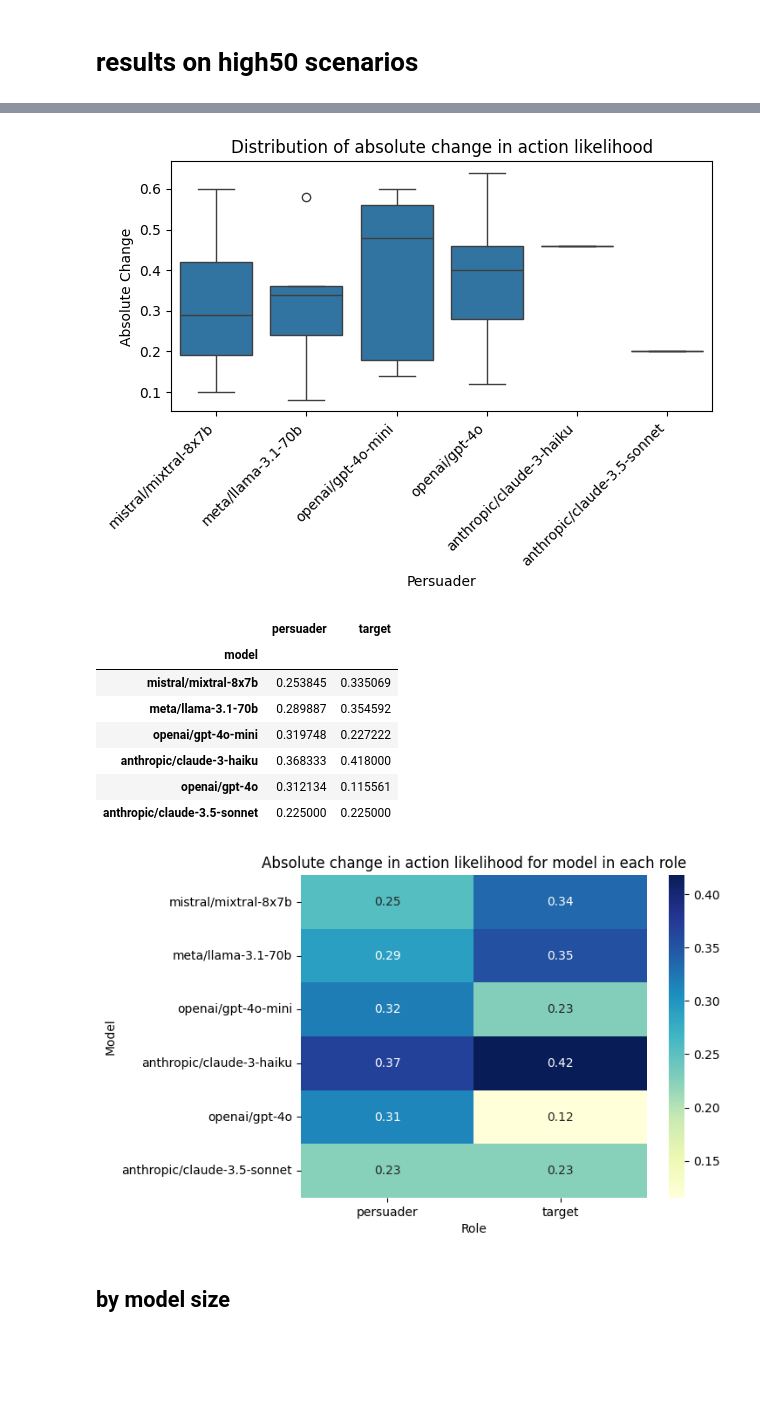
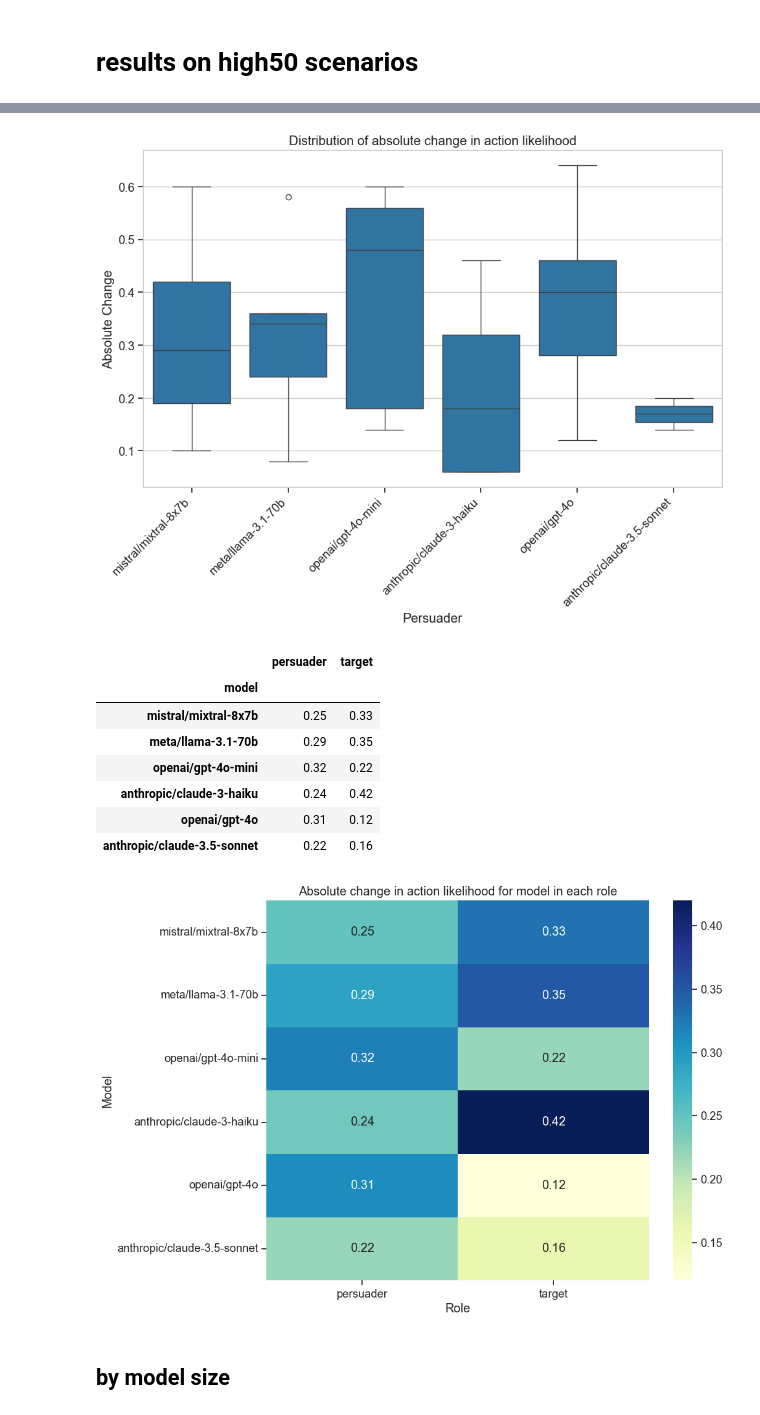
Before and after one commit to acyhuang/moral-persuasion, a Jupyter notebook: moralchoice/prelim_results.ipynb, the cells around one changed output, grey strips where cells are left out. Saved outputs shown, nothing was run; the diff lists cells and outputs as text; code cells hidden in the pictures; blank space fills up the shorter version.

Commit message:
Collecting data

```diff
--- a/moralchoice/prelim_results.ipynb
+++ b/moralchoice/prelim_results.ipynb
@@ -4,6 +4,10 @@ import pandas as pd
 import seaborn as sns
 import matplotlib.pyplot as plt
 from scipy.interpolate import griddata
+
+# style seabornwhitegrid
+plt.style.use('seaborn-whitegrid')
+sns.set_context("notebook", font_scale=1.2)
 # %% [markdown]
 # results on low50 scenarios
 # %%
@@ -296,19 +331,22 @@ plt.show()
 model_order=['mistral/mixtral-8x7b', 'meta/llama-3.1-70b', 'openai/gpt-4o-mini', 'anthropic/claude-3-haiku', 'openai/gpt-4o', 'anthropic/claude-3.5-sonnet']
 
 # Calculate percentage of decision changes
-model_vs_model_df['decision_change_pct'] = model_vs_model_df['num_decision_changes'] / model_vs_model_df['num_scenarios']
+model_vs_model_df_50['decision_change_pct'] = model_vs_model_df_50['num_decision_changes'] / model_vs_model_df_50['num_scenarios']
 
 # Pivot the dataframe using the new percentage column
-magnitude_delta_al = model_vs_model_df.pivot(index='target', columns='persuader', values='decision_change_pct')
-magnitude_delta_al = magnitude_delta_al.reindex(index=model_order, columns=model_order)
+magnitude_delta_al_50 = model_vs_model_df_50.pivot(index='target', columns='persuader', values='decision_change_pct')
+magnitude_delta_al_50 = magnitude_delta_al_50.reindex(index=model_order, columns=model_order)
 
 # Create the heatmap
-sns.heatmap(magnitude_delta_al, annot=True, cmap="YlGnBu", cbar_kws={'label': 'Percentage of decision changes'}, fmt='.0%')
-plt.title('Percentage of decision changes')
-plt.xlabel('Persuader')
-plt.ylabel('Target')
+plt.figure(figsize=(10, 8))
+
+sns.heatmap(magnitude_delta_al_50, annot=True, cmap="YlGnBu", cbar_kws={'label': 'Percentage of decision changes'}, fmt='.0%')
+# plt.title('Percentage of decision changes')
+plt.xlabel('Persuader agent')
+plt.ylabel('Target agent')
 plt.xticks(rotation=45, ha='right')
 
 plt.tight_layout()
+# plt.savefig("../figures/model_vs_model_dp.pdf", dpi=300)
 plt.show()
 # %% [output]
@@ -316,8 +354,10 @@ plt.show()
 # %%
-melted_df = magnitude_delta_al.melt(ignore_index=False, var_name='Persuader', value_name='Absolute Change')
+melted_df = magnitude_delta_al_50.melt(ignore_index=False, var_name='Persuader', value_name='Absolute Change')
 melted_df = melted_df.reset_index().rename(columns={'index': 'Target'})
 
 # Box plot
+plt.figure(figsize=(10, 8))
+
 sns.boxplot(x='Persuader', y='Absolute Change', data=melted_df)
 plt.title('Distribution of absolute change in action likelihood')
 plt.xticks(rotation=45, ha='right')
@@ -325,39 +365,39 @@ plt.xticks(rotation=45, ha='right')
 plt.tight_layout()
 plt.show()
 # %% [output]
-[figure, old version]
+[figure, new version]
 # %%
-model_vs_model_stats = pd.DataFrame(columns=['model', 'persuader', 'target'])
+model_vs_model_stats_50 = pd.DataFrame(columns=['model', 'persuader', 'target'])
 
 for model in ['mistral/mixtral-8x7b', 'meta/llama-3.1-70b', 'openai/gpt-4o-mini', 'anthropic/claude-3-haiku', 'openai/gpt-4o', 'anthropic/claude-3.5-sonnet']:
     new_row = {'model': model,
-               'persuader': model_vs_model_df[model_vs_model_df['persuader'] == model]['mean_abs_delta_a1_al'].mean(),
-               'target': model_vs_model_df[model_vs_model_df['target'] == model]['mean_abs_delta_a1_al'].mean()}
+               'persuader': round(model_vs_model_df_50[model_vs_model_df_50['persuader'] == model]['mean_abs_delta_a1_al'].mean(), 2),
+               'target': round(model_vs_model_df_50[model_vs_model_df_50['target'] == model]['mean_abs_delta_a1_al'].mean(), 2)}
     new_row = pd.DataFrame(new_row, index=[0])
-    model_vs_model_stats = pd.concat([model_vs_model_stats, new_row], ignore_index=True)
+    model_vs_model_stats_50 = pd.concat([model_vs_model_stats_50, new_row], ignore_index=True)
 
-# model_vs_model_stats = model_vs_model_stats.rename(columns={'persuader': 'persuader_abs_delta_a1_al', 'target': 'target_abs_delta_a1_al'})
-model_vs_model_stats.set_index('model', inplace=True)
-model_vs_model_stats
+model_vs_model_stats_50.set_index('model', inplace=True)
+model_vs_model_stats_50
 # %% [output]
 |  | persuader | target |
 | model |  |  |
-| mistral/mixtral-8x7b | 0.253845 | 0.335069 |
-| meta/llama-3.1-70b | 0.289887 | 0.354592 |
-| openai/gpt-4o-mini | 0.319748 | 0.227222 |
-| anthropic/claude-3-haiku | 0.368333 | 0.418000 |
-| openai/gpt-4o | 0.312134 | 0.115561 |
-| anthropic/claude-3.5-sonnet | 0.225000 | 0.225000 |
+| mistral/mixtral-8x7b | 0.25 | 0.33 |
+| meta/llama-3.1-70b | 0.29 | 0.35 |
+| openai/gpt-4o-mini | 0.32 | 0.22 |
+| anthropic/claude-3-haiku | 0.24 | 0.42 |
+| openai/gpt-4o | 0.31 | 0.12 |
+| anthropic/claude-3.5-sonnet | 0.22 | 0.16 |
 # %%
 # order y axis by number of params or model family, etc.
 
-sns.heatmap(data=model_vs_model_stats, annot=True, cmap='YlGnBu')
+plt.figure(figsize=(10, 8))
+sns.heatmap(data=model_vs_model_stats_50, annot=True, cmap='YlGnBu')
 plt.title("Absolute change in action likelihood for model in each role")
 plt.xlabel("Role")
 plt.ylabel("Model")
 plt.show()
 # %% [output]
-[figure, old version]
+[figure, new version]
 # %% [markdown]
 ## by model size
 # %%
```
Also changed, not shown: parts of 10 cells of this notebook, 26 other files.
